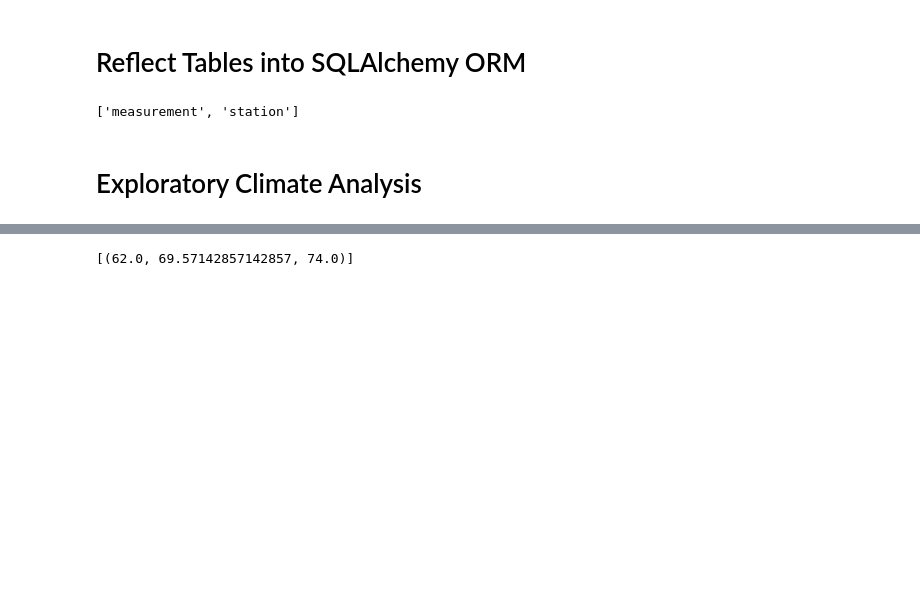
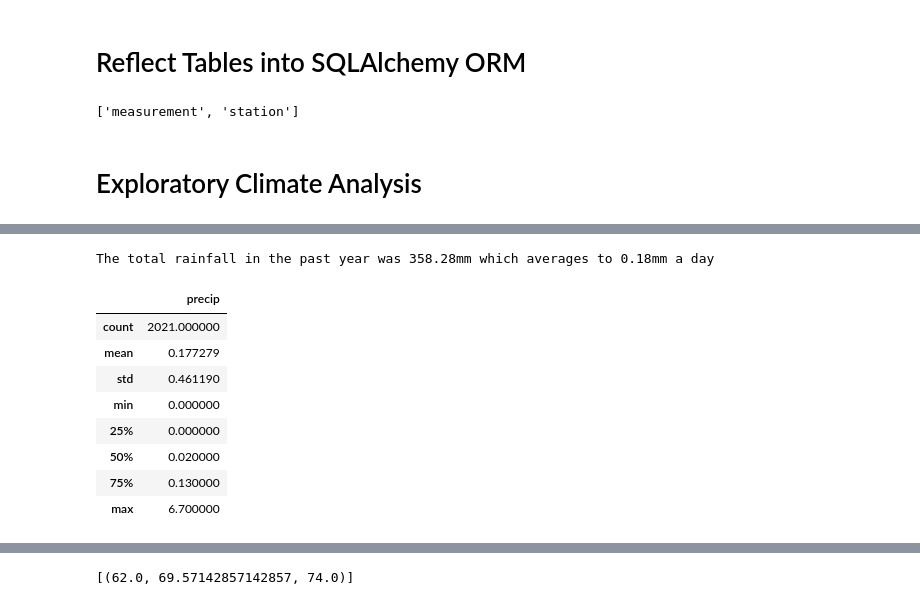
Before and after one commit to DutchDS/SQLalchemy-Challenge, a Jupyter notebook: climate_starter.ipynb, the cells around one changed output, grey strips where cells are left out. Drawn from its saved outputs; the diff is of its cells as text; code cells hidden in the pictures; blank space fills up the shorter version.

```diff
--- a/climate_starter.ipynb
+++ b/climate_starter.ipynb
@@ -41,36 +41,45 @@ connection = engine.connect()
 # Exploratory Climate Analysis
 # %%
 # Design a query to retrieve the last 12 months of precipitation data and plot the results
+# Calculate the date 1 year ago from the last data point in the database
+# sql_date_ly = "Select max(date) FROM measurement"
+# df_date_ly = pd.read_sql_query(sql_date_ly, con=connection)
 
-# Calculate the date 1 year ago from the last data point in the database
-sql_date_ly = "Select max(date) FROM measurement"
-df_date_ly = pd.read_sql_query(sql_date_ly, con=connection)
+df = pd.DataFrame(session.query((Measurement.tobs), (Measurement.date)))
 
-latest_date = df_date_ly.iloc[0,0]
-latest_year = int(latest_date[0:4])
-first_year = str(latest_year-1)
-first_date = first_year[0:4] + latest_date[4:13]
+max_date = df.date.max()
+max_year = int(max_date[0:4])
+min_year = str(max_year-1)
+min_date = first_year[0:4] + latest_date[4:13]
+
+# latest_date = df_date_ly.iloc[0,0]
+# latest_year = int(latest_date[0:4])
+# first_year = str(latest_year-1)
+# first_date = first_year[0:4] + latest_date[4:13]
 
 # Perform a query to retrieve the data and precipitation scores
-sql_precip = ("SELECT prcp precip, date FROM measurement WHERE date between '" + first_date + "' and '" + latest_date + "';")
+# sql_precip = ("SELECT prcp precip, date FROM measurement WHERE date between '" + first_date + "' and '" + latest_date + "';")
+df1 = pd.DataFrame(session.query((Measurement.prcp), (Measurement.date)).filter(Measurement.date >= min_date).filter(Measurement.date <= max_date).all())
+df1
 
 # Save the query results as a Pandas DataFrame and set the index to the date column
-df_precip = pd.read_sql_query(sql_precip, con=connection)
-# df_precip = df_precip.set_index('date')
+# df_precip = pd.read_sql_query(sql_precip, con=connection)
+df_precip = df1
+df_precip = df_precip.set_index('date')
 df_precip = df_precip.dropna(how='any')
 df_precip.head()
 
 # Sort the dataframe by date
 df_precip = df_precip.sort_values('date')
-df_precip.head(5)
 
 # Use Pandas Plotting with Matplotlib to plot the data
-x_axis = df_precip['date']
-y_axis = df_precip.precip
+x_axis = df_precip.index
+y_axis = df_precip.prcp
 
 plt.bar(x_axis, y_axis, color = 'r', width = 3)
 plt.xlabel("Date")
 plt.xticks([])
 plt.ylabel("Precipitation (in mm)")
 plt.title("Precipitation (in mm) by Date")
+df_precip.head()
 # %% [output]
@@ -81,6 +95,18 @@ plt.title("Precipitation (in mm) by Date")
 ![precipitation](Images/precipitation.png)
 # %%
 # Use Pandas to calcualte the summary statistics for the precipitation data
+df_precip.describe()
+# %% [output]
+The total rainfall in the past year was 358.28mm which averages to 0.18mm a day
+|  | precip |
+| count | 2021.000000 |
+| mean | 0.177279 |
+| std | 0.461190 |
+| min | 0.000000 |
+| 25% | 0.000000 |
+| 50% | 0.020000 |
+| 75% | 0.130000 |
+| max | 6.700000 |
 # %% [markdown]
 ![describe](Images/describe.png)
 # %%
```
Also changed, not shown: parts of 8 cells of this notebook.
